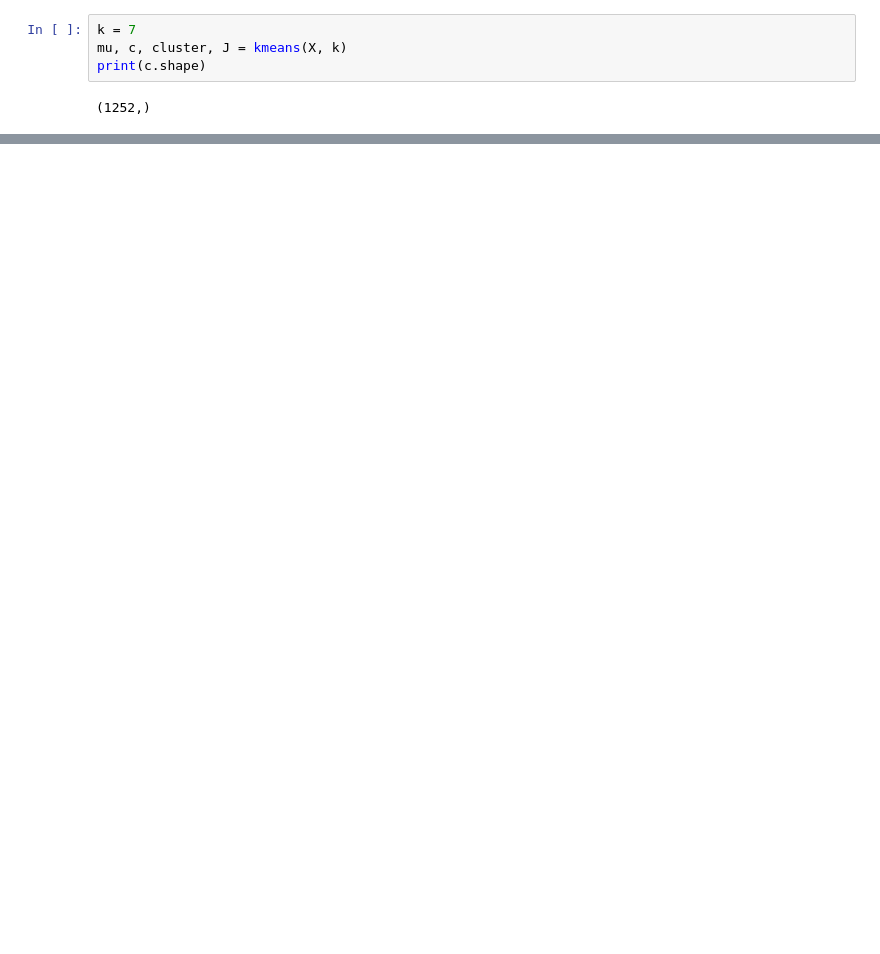
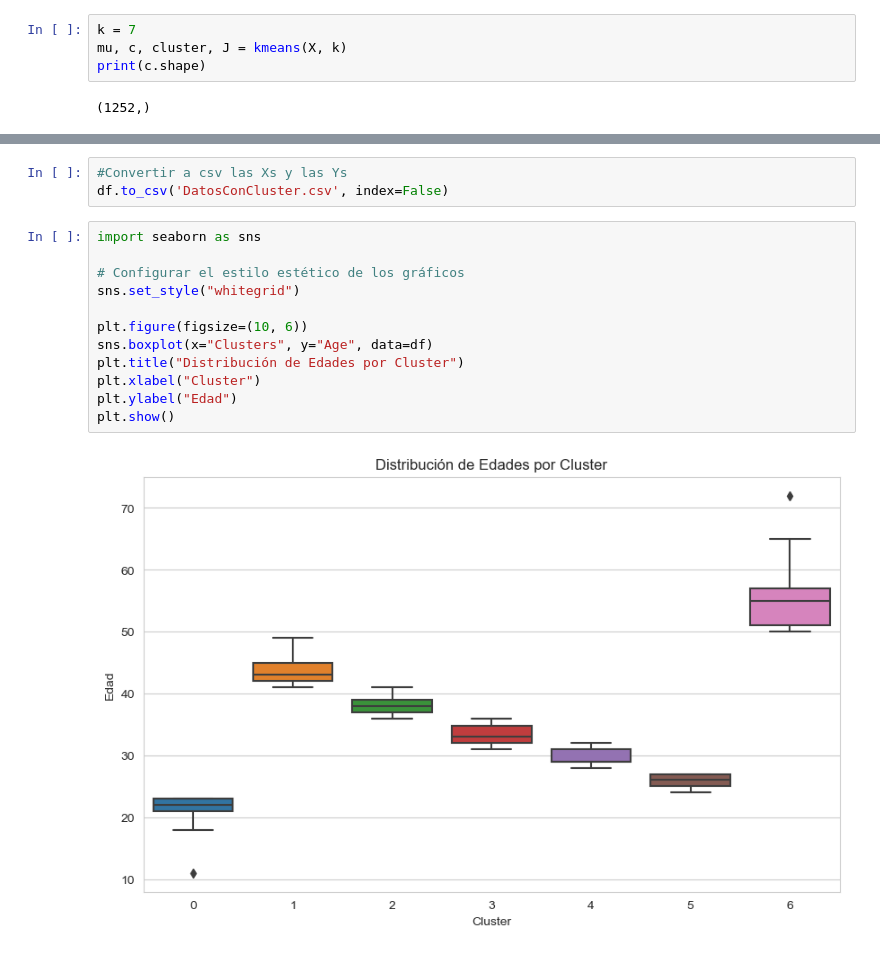
Before and after one commit to desparza13/MentalHealth_ML, a Jupyter notebook: LimpiezaDataset+Modelo.ipynb, the cells around one changed output, grey strips where cells are left out. Cells and saved outputs as stored; diff of their text form; blank space fills up the shorter version.

Commit message:
Graficas por cluster

```diff
--- a/LimpiezaDataset+Modelo.ipynb
+++ b/LimpiezaDataset+Modelo.ipynb
@@ -265,0 +263,17 @@ df.to_csv('DatosConCluster.csv', index=False)
+# %%
+#Convertir a csv las Xs y las Ys
+df.to_csv('DatosConCluster.csv', index=False)
+# %%
+import seaborn as sns
+
+# Configurar el estilo estético de los gráficos
+sns.set_style("whitegrid")
+
+plt.figure(figsize=(10, 6))
+sns.boxplot(x="Clusters", y="Age", data=df)
+plt.title("Distribución de Edades por Cluster")
+plt.xlabel("Cluster")
+plt.ylabel("Edad")
+plt.show()
+# %% [output]
+[figure, added]
```
Also changed, not shown: parts of 19 cells of this notebook, 3 other files.
